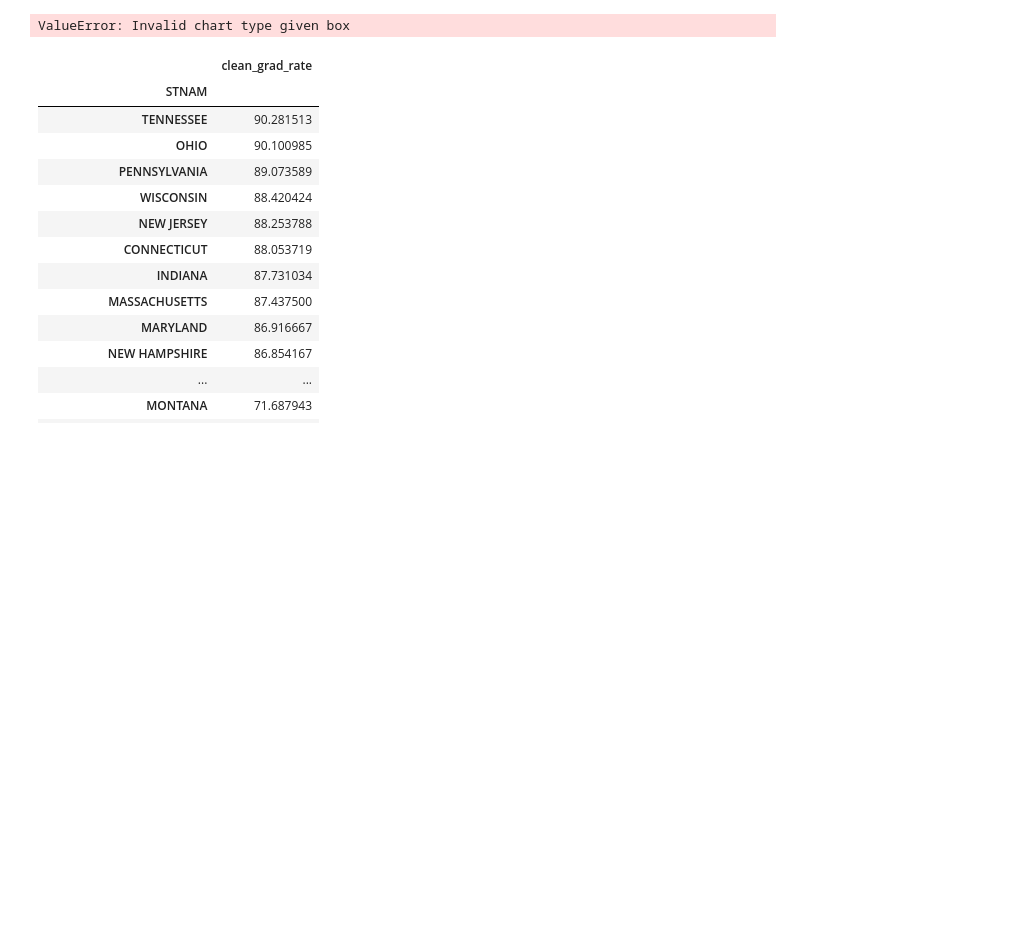
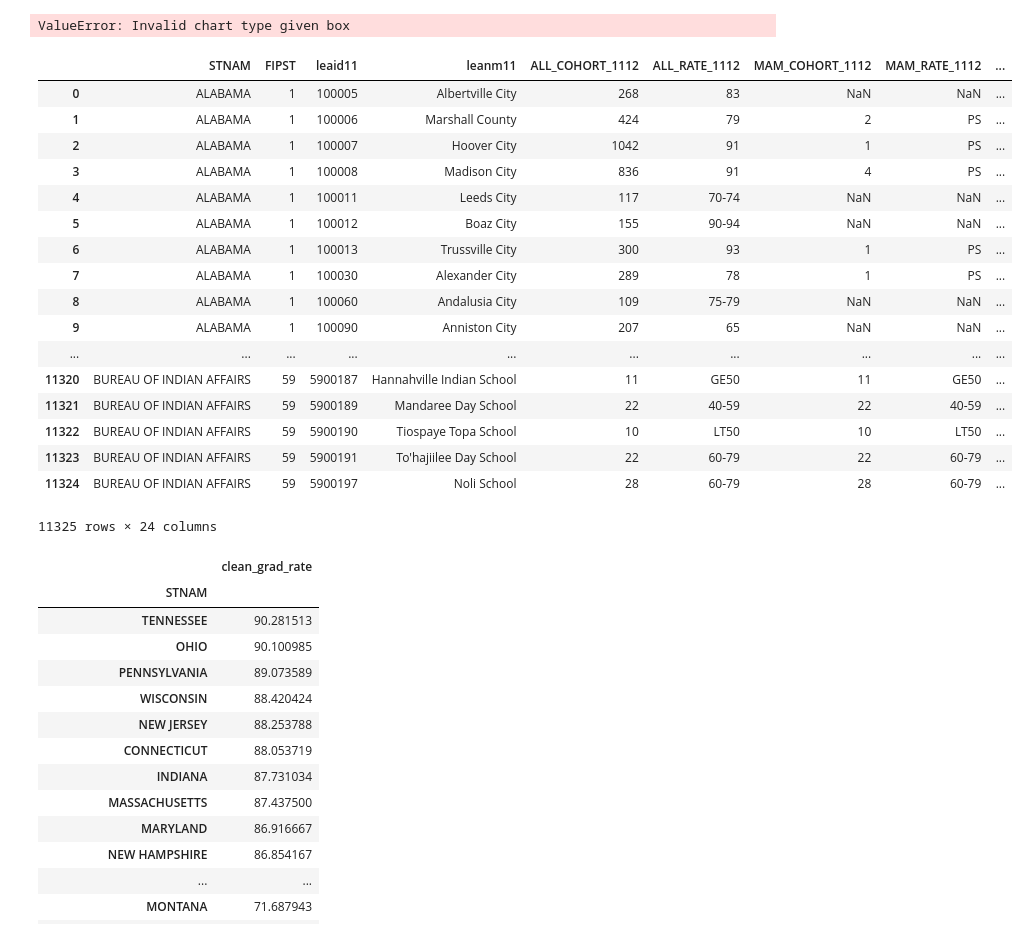
Before and after one commit to kskk02/DataForDiploma, a Jupyter notebook: Analysis.ipynb, the cells around one changed output. Saved outputs shown, nothing was run; the diff lists cells and outputs as text; code cells hidden in the pictures; blank space fills up the shorter version.

```diff
--- a/Analysis.ipynb
+++ b/Analysis.ipynb
@@ -47,6 +267,28 @@ pp.close()
 districts_clean[["STNAM","clean_grad_rate"]].plot(kind='box')
 # %% [output]
 ValueError: Invalid chart type given box
+# %%
+
+districts_unmerged
+# %% [output]
+|  | STNAM | FIPST | leaid11 | leanm11 | ALL_COHORT_1112 | ALL_RATE_1112 | MAM_COHORT_1112 | MAM_RATE_1112 | ... |
+| 0 | ALABAMA | 1 | 100005 | Albertville City | 268 | 83 | NaN | NaN | ... |
+| 1 | ALABAMA | 1 | 100006 | Marshall County | 424 | 79 | 2 | PS | ... |
+| 2 | ALABAMA | 1 | 100007 | Hoover City | 1042 | 91 | 1 | PS | ... |
+| 3 | ALABAMA | 1 | 100008 | Madison City | 836 | 91 | 4 | PS | ... |
+| 4 | ALABAMA | 1 | 100011 | Leeds City | 117 | 70-74 | NaN | NaN | ... |
+| 5 | ALABAMA | 1 | 100012 | Boaz City | 155 | 90-94 | NaN | NaN | ... |
+| 6 | ALABAMA | 1 | 100013 | Trussville City | 300 | 93 | 1 | PS | ... |
+| 7 | ALABAMA | 1 | 100030 | Alexander City | 289 | 78 | 1 | PS | ... |
+| 8 | ALABAMA | 1 | 100060 | Andalusia City | 109 | 75-79 | NaN | NaN | ... |
+| 9 | ALABAMA | 1 | 100090 | Anniston City | 207 | 65 | NaN | NaN | ... |
+| ... | ... | ... | ... | ... | ... | ... | ... | ... | ... |
+| 11320 | BUREAU OF INDIAN AFFAIRS | 59 | 5900187 | Hannahville Indian School | 11 | GE50 | 11 | GE50 | ... |
+| 11321 | BUREAU OF INDIAN AFFAIRS | 59 | 5900189 | Mandaree Day School | 22 | 40-59 | 22 | 40-59 | ... |
+| 11322 | BUREAU OF INDIAN AFFAIRS | 59 | 5900190 | Tiospaye Topa School | 10 | LT50 | 10 | LT50 | ... |
+| 11323 | BUREAU OF INDIAN AFFAIRS | 59 | 5900191 | To'hajiilee Day School | 22 | 60-79 | 22 | 60-79 | ... |
+| 11324 | BUREAU OF INDIAN AFFAIRS | 59 | 5900197 | Noli School | 28 | 60-79 | 28 | 60-79 | ... |
+11325 rows × 24 columns
 # %%
 districts_clean[["STNAM","clean_grad_rate"]].groupby("STNAM").mean().sort(columns="clean_grad_rate",ascending=False)
 # %% [output]
```
Also changed, not shown: parts of 40 cells of this notebook.
